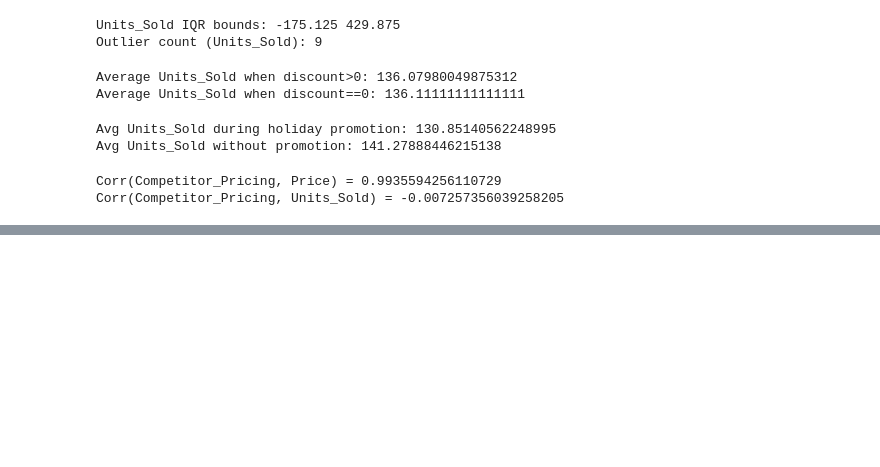
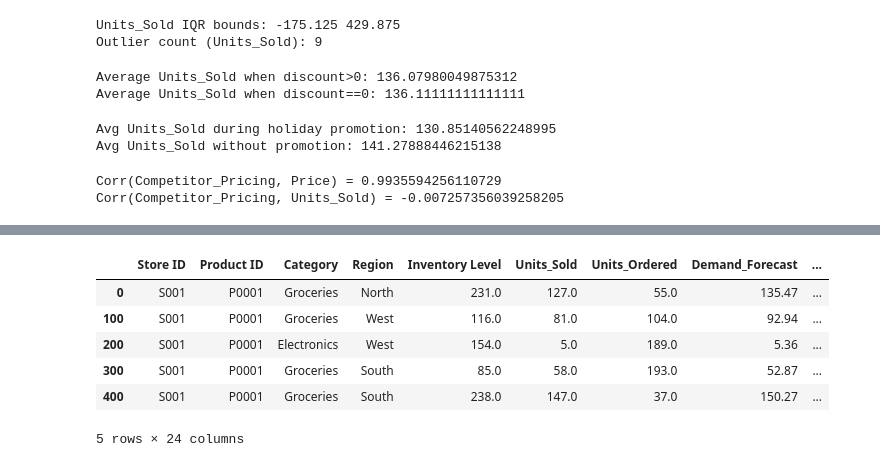
Before and after one commit to RamMahto1/Retail-Demand-Forecasting-with-Explainable-AI, a Jupyter notebook: notebook/Retail Store forecasting_EDA.ipynb, the cells around one changed output, grey strips where cells are left out. Cells and saved outputs as stored; diff of their text form; code cells hidden in the pictures; blank space fills up the shorter version.

Commit message:
Complete end-to-end Retail Demand Forecasting project

```diff
--- a/notebook/Retail Store forecasting_EDA.ipynb
+++ b/notebook/Retail Store forecasting_EDA.ipynb
@@ -409,0 +440,12 @@ print(json.dumps(summary, indent=2))
+# %%
+df_final=df.drop('Date',axis=1)
+
+df_final.head()
+# %% [output]
+|  | Store ID | Product ID | Category | Region | Inventory Level | Units_Sold | Units_Ordered | Demand_Forecast | ... |
+| 0 | S001 | P0001 | Groceries | North | 231.0 | 127.0 | 55.0 | 135.47 | ... |
+| 100 | S001 | P0001 | Groceries | West | 116.0 | 81.0 | 104.0 | 92.94 | ... |
+| 200 | S001 | P0001 | Electronics | West | 154.0 | 5.0 | 189.0 | 5.36 | ... |
+| 300 | S001 | P0001 | Groceries | South | 85.0 | 58.0 | 193.0 | 52.87 | ... |
+| 400 | S001 | P0001 | Groceries | South | 238.0 | 147.0 | 37.0 | 150.27 | ... |
+5 rows × 24 columns
```
Also changed, not shown: parts of 16 cells of this notebook, 27 other files.
